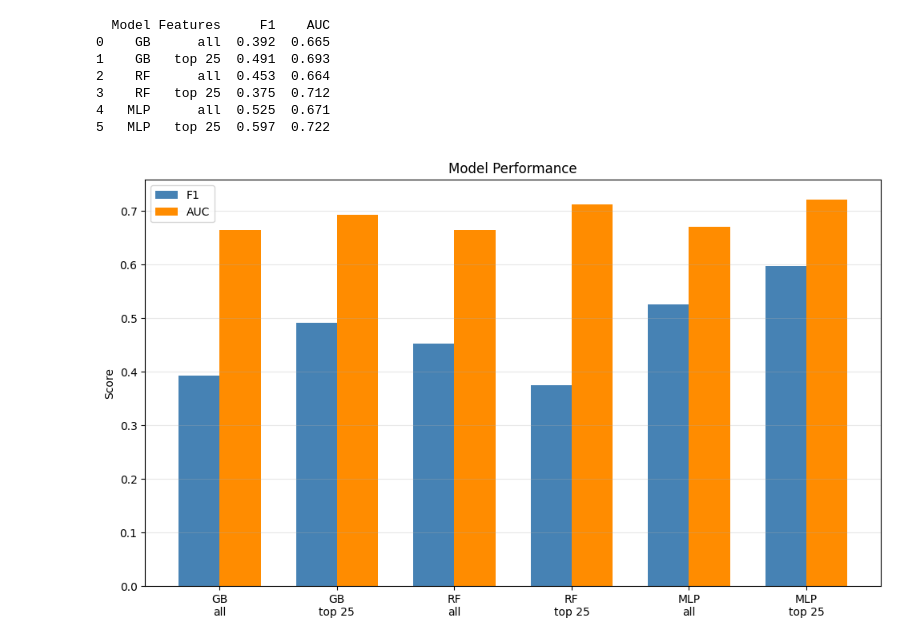
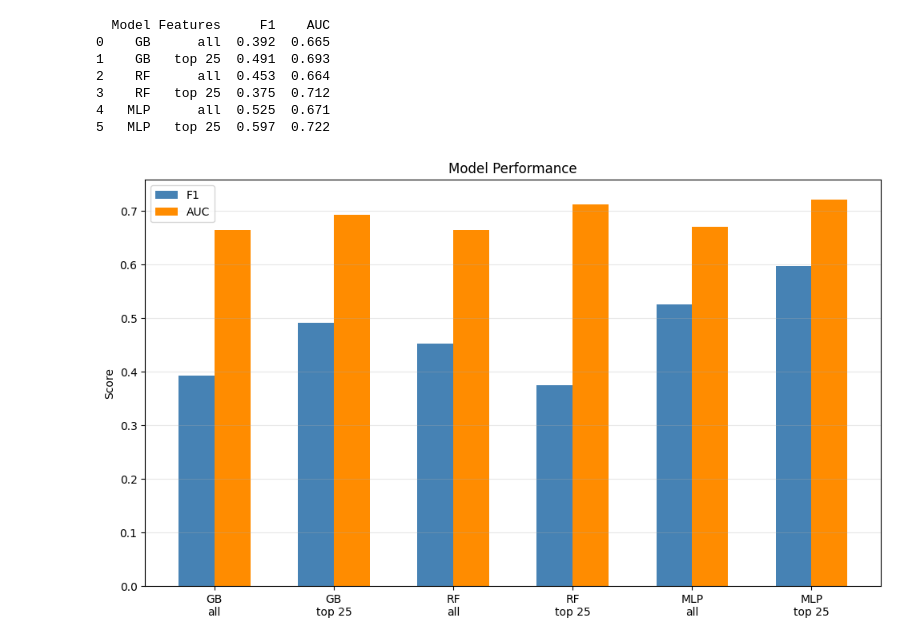
Before and after one commit to averatec0773/cs5100-final-project, a Jupyter notebook: student_project/phase2.ipynb, the cells around one changed output. Cells and saved outputs as stored; diff of their text form; code cells hidden in the pictures.

```diff
--- a/student_project/phase2.ipynb
+++ b/student_project/phase2.ipynb
@@ -323,21 +325,21 @@ print(results)
 # %%
 labels = ['GB\nall', f'GB\n{sel}', 'RF\nall', f'RF\n{sel}', 'MLP\nall', f'MLP\n{sel}']
 all_f1 = [gb_all_f1, gb_sel_f1, rf_all_f1, rf_sel_f1, mlp_all_metrics['f1'], mlp_sel_metrics['f1']]
 all_auc = [gb_all_auc, gb_sel_auc, rf_all_auc, rf_sel_auc, mlp_all_metrics['auc'], mlp_sel_metrics['auc']]
 
 x = np.arange(len(labels))
-w = 0.35
+x_shift = 0.3
 fig, ax = plt.subplots(figsize=(10, 6))
-ax.bar(x - w/2, all_f1, w, label='F1', color='steelblue')
-ax.bar(x + w/2, all_auc, w, label='AUC', color='darkorange')
+ax.bar(x - x_shift/2, all_f1, x_shift, label='F1', color='steelblue')
+ax.bar(x + x_shift/2, all_auc, x_shift, label='AUC', color='darkorange')
 ax.set_xticks(x)
 ax.set_xticklabels(labels)
 ax.set_ylabel('Score')
 ax.set_title('Model Performance')
 ax.legend()
 ax.grid(True, axis='y', alpha=0.3)
 plt.tight_layout()
 plt.savefig(f'{RESULTS_DIR}/model_performance.png')
 plt.show()
 # %% [output]
-[figure, old version]
+[figure, new version]
```
Also changed, not shown: parts of 2 cells of this notebook, 1 other file.
